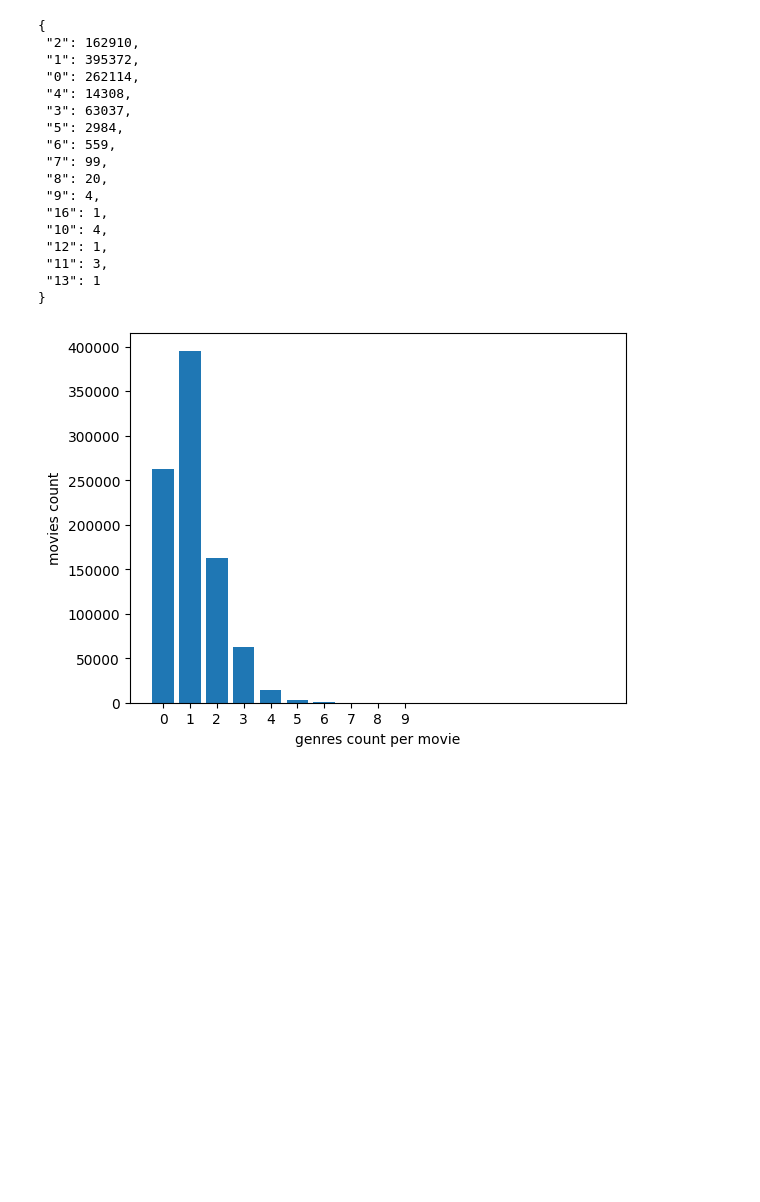
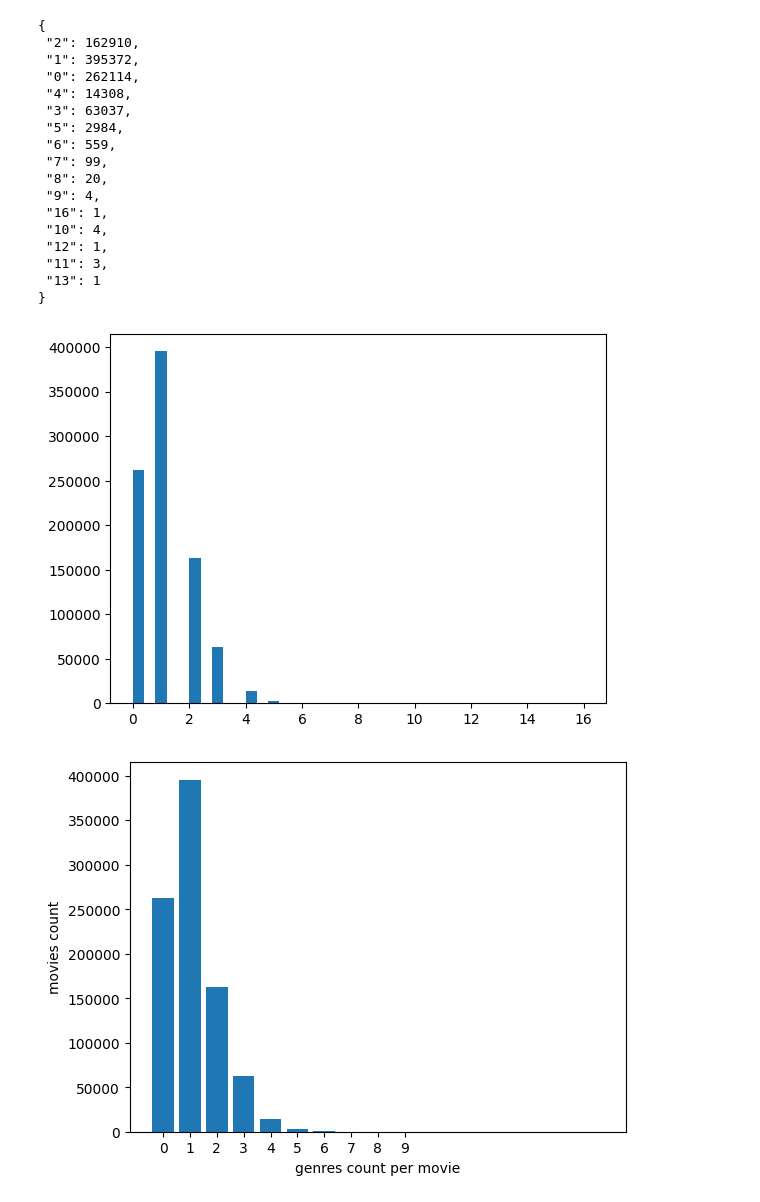
Before and after one commit to sariaslaso/movies_and_LLMs, a Jupyter notebook: predict_ratings/data_processing.ipynb, the cells around one changed output. Saved outputs shown, nothing was run; the diff lists cells and outputs as text; code cells hidden in the pictures; blank space fills up the shorter version.

Commit message:
histogram genres count

```diff
--- a/predict_ratings/data_processing.ipynb
+++ b/predict_ratings/data_processing.ipynb
@@ -64,4 +69,10 @@ print(json.dumps(genres_count, indent = 1))
  "11": 3,
  "13": 1
 }
+# %%
+# histogram of number of tags, count number of genre in movies
+plt.hist(movies_df["genres"].map(len), bins = 40)
+plt.show()
+# %% [output]
+[figure, added]
 # %%
```
Also changed, not shown: parts of 2 cells of this notebook.
